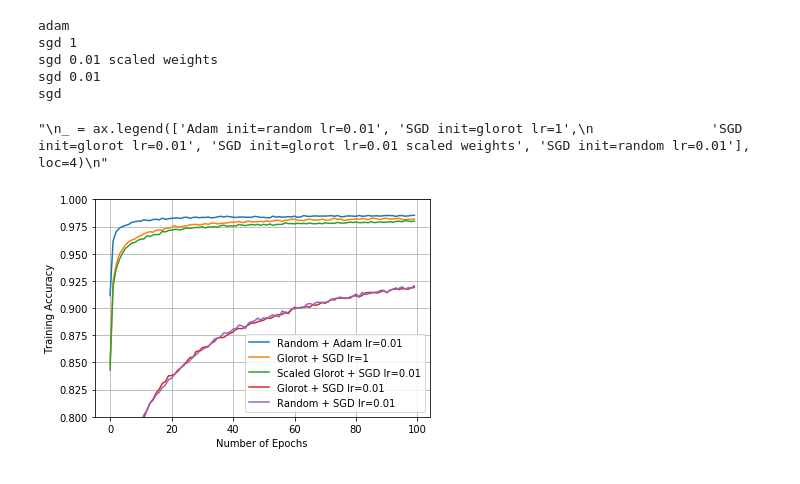
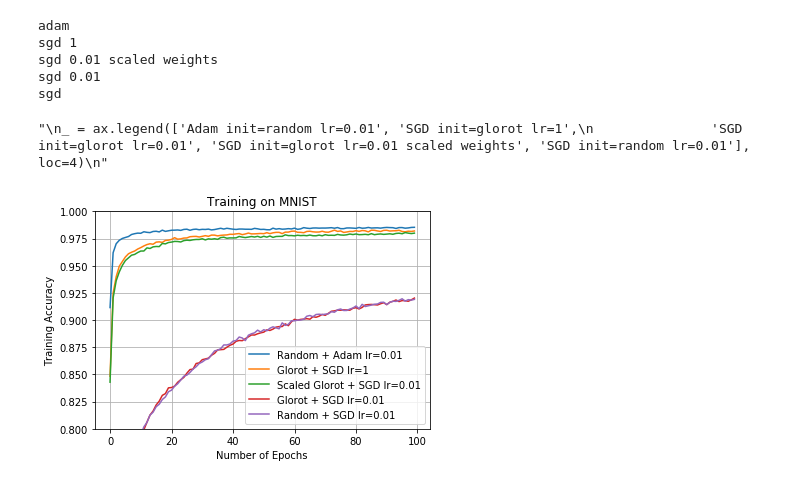
Before and after one commit to bsridatta/Rethinking-Binarized-Neural-Network-Optimization, a Jupyter notebook: notebooks/parse_theorem_logs_mnist.ipynb, the cells around one changed output. Cells and saved outputs as stored; diff of their text form; code cells hidden in the pictures.

```diff
--- a/notebooks/parse_theorem_logs_mnist.ipynb
+++ b/notebooks/parse_theorem_logs_mnist.ipynb
@@ -13,7 +13,7 @@ from IPython.display import HTML
 from IPython import display
 # %%
 graphs = []
-log_path = "/home/datta/lab/Rethinking-Binarized-Neural-Network-Optimization/theorem_logs/"
+log_path = "/home/datta/lab/Rethinking-Binarized-Neural-Network-Optimization/logs/theorem_mnist_logs/"
 for file in os.listdir(log_path):
     df = pd.read_json(log_path+file)
     df = df[[1, 2]]
@@ -26,29 +26,30 @@ sorted_graphs = sorted(graphs, key = best_acc, reverse=True)
 # %%
 %matplotlib inline
 fig, ax = plt.subplots(1, 1)
 _ = plt.rcParams['figure.figsize'] = (15, 5)
 
 for df in sorted_graphs:
     _ = ax.plot(df[1], df[2])
     print(df['label'][0])
 _ = plt.ylim(0.8, 1)
 
+_ = plt.title("Training on MNIST")
 _ = plt.xlabel("Number of Epochs")
 _ = plt.ylabel("Training Accuracy")
 _ = plt.grid(True)
 _ = ax.legend(['Random + Adam lr=0.01', 'Glorot + SGD lr=1', 'Scaled Glorot + SGD lr=0.01',
                'Glorot + SGD lr=0.01',  'Random + SGD lr=0.01'], loc=4)
 
 """
 _ = ax.legend(['Adam init=random lr=0.01', 'SGD init=glorot lr=1',
                'SGD init=glorot lr=0.01', 'SGD init=glorot lr=0.01 scaled weights', 'SGD init=random lr=0.01'], loc=4)
 """
 #_ = ax.legend(legend, loc = 4)
 # %% [output]
 adam
 sgd 1
 sgd 0.01 scaled weights
 sgd 0.01
 sgd
 "\n_ = ax.legend(['Adam init=random lr=0.01', 'SGD init=glorot lr=1',\n               'SGD init=glorot lr=0.01', 'SGD init=glorot lr=0.01 scaled weights', 'SGD init=random lr=0.01'], loc=4)\n"
-[figure, old version]
+[figure, new version]
```
Also changed, not shown: parts of 2 cells of this notebook, 3 other files.
